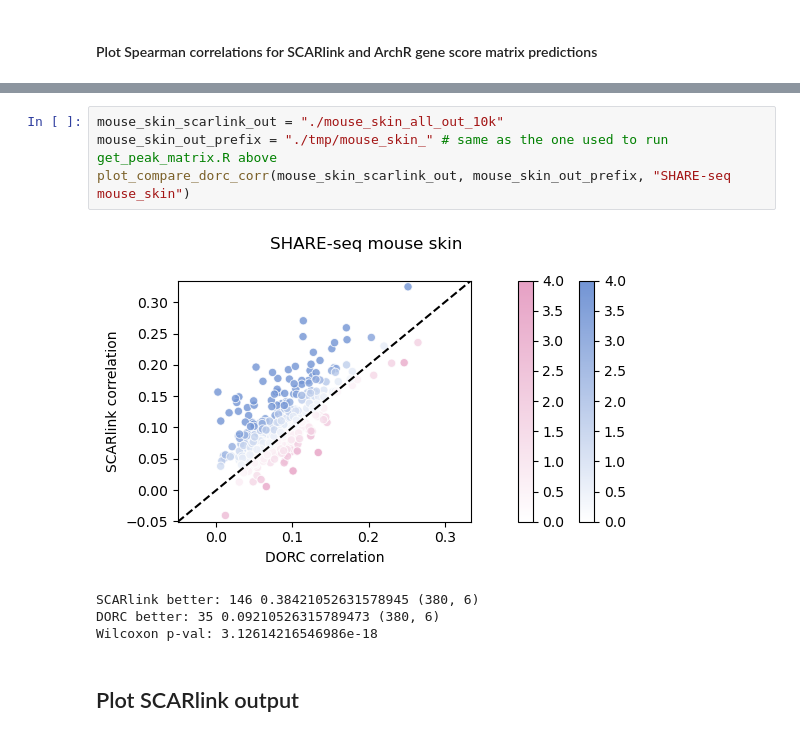
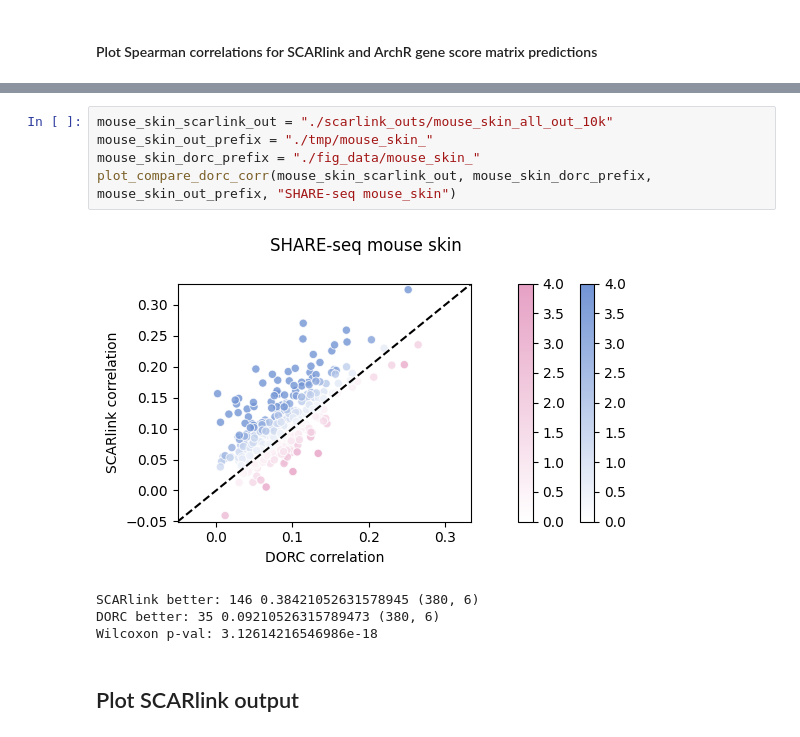
Before and after one commit to snehamitra/SCARlink, a Jupyter notebook: paper_figures/figure_1.ipynb, the cells around one changed output, grey strips where cells are left out. Saved outputs shown, nothing was run; the diff lists cells and outputs as text.

```diff
--- a/paper_figures/figure_1.ipynb
+++ b/paper_figures/figure_1.ipynb
@@ -157,9 +234,10 @@ Saving to: ‘./tmp/mouse_skin_peak_gene_associations.csv’
 # %%
-mouse_skin_scarlink_out = "./mouse_skin_all_out_10k"
-mouse_skin_out_prefix = "./tmp/mouse_skin_" # same as the one used to run get_peak_matrix.R above
-plot_compare_dorc_corr(mouse_skin_scarlink_out, mouse_skin_out_prefix, "SHARE-seq mouse_skin")
+mouse_skin_scarlink_out = "./scarlink_outs/mouse_skin_all_out_10k"
+mouse_skin_out_prefix = "./tmp/mouse_skin_"
+mouse_skin_dorc_prefix = "./fig_data/mouse_skin_"
+plot_compare_dorc_corr(mouse_skin_scarlink_out, mouse_skin_dorc_prefix, mouse_skin_out_prefix, "SHARE-seq mouse_skin")
 # %% [output]
-[figure, old version]
+[figure, new version]
 SCARlink better: 146 0.38421052631578945 (380, 6)
 DORC better: 35 0.09210526315789473 (380, 6)
 Wilcoxon p-val: 3.12614216546986e-18
```
Also changed, not shown: parts of 23 cells of this notebook, 15 other files.
